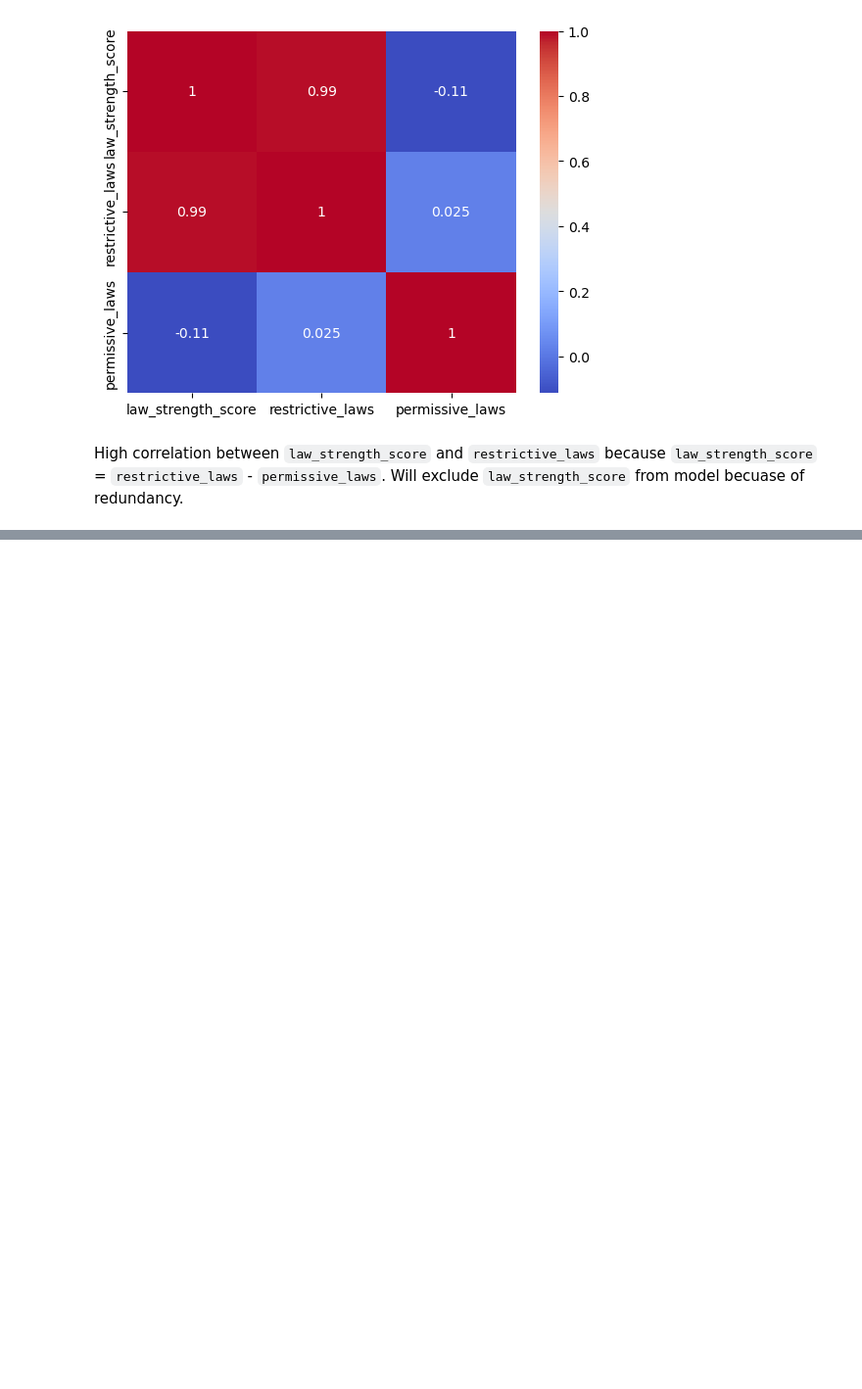
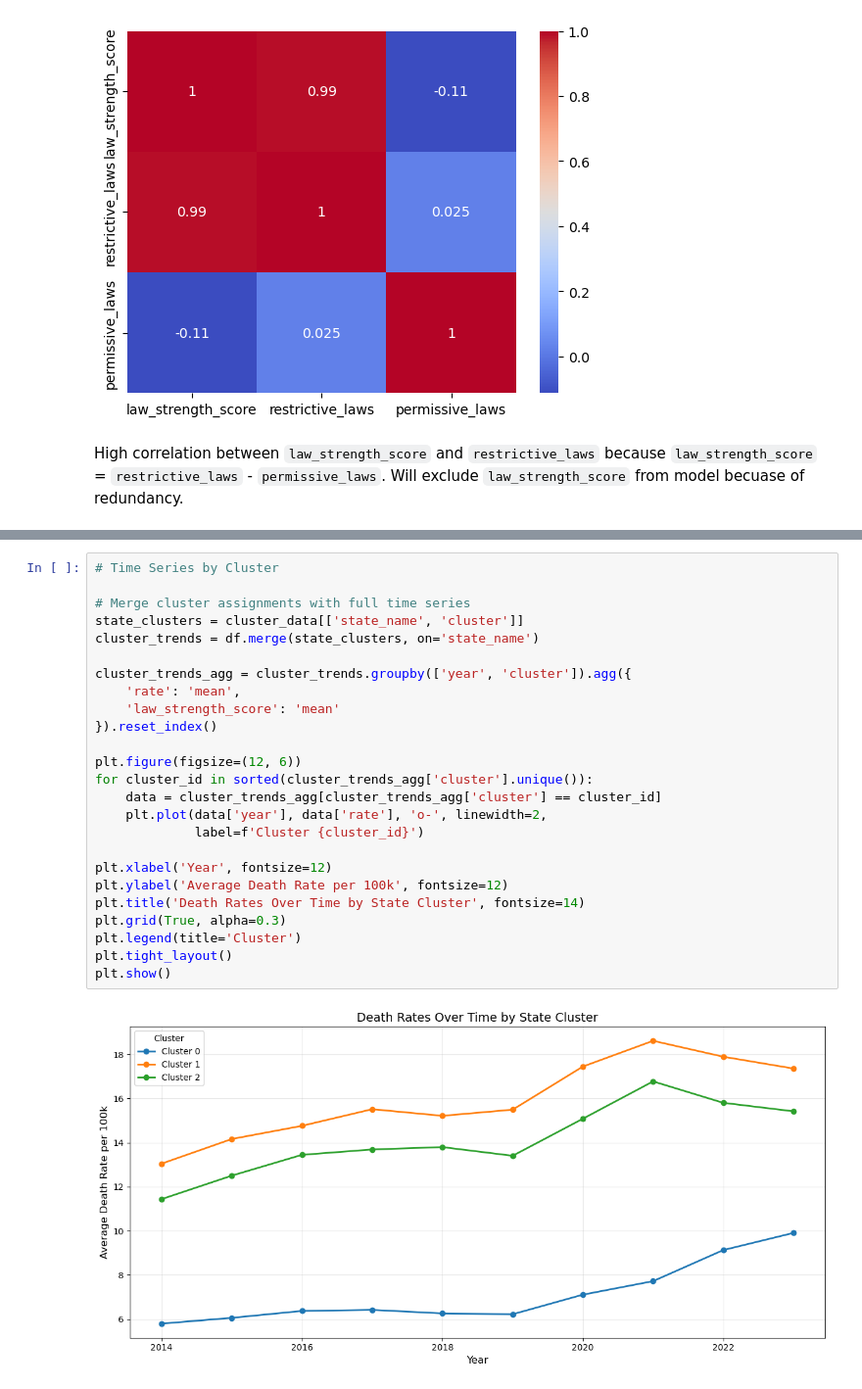
Before and after one commit to chloeob74/gun_policy_analysis, a Jupyter notebook: notebooks/models.ipynb, the cells around one changed output, grey strips where cells are left out. Shown at 98% size. Saved outputs shown, nothing was run; the diff lists cells and outputs as text; blank space fills up the shorter version.

```diff
--- a/notebooks/models.ipynb
+++ b/notebooks/models.ipynb
@@ -64,0 +473,27 @@ High correlation between `law_strength_score` and `restrictive_laws` because `la
+# %%
+# Time Series by Cluster
+
+# Merge cluster assignments with full time series
+state_clusters = cluster_data[['state_name', 'cluster']]
+cluster_trends = df.merge(state_clusters, on='state_name')
+
+cluster_trends_agg = cluster_trends.groupby(['year', 'cluster']).agg({
+    'rate': 'mean',
+    'law_strength_score': 'mean'
+}).reset_index()
+
+plt.figure(figsize=(12, 6))
+for cluster_id in sorted(cluster_trends_agg['cluster'].unique()):
+    data = cluster_trends_agg[cluster_trends_agg['cluster'] == cluster_id]
+    plt.plot(data['year'], data['rate'], 'o-', linewidth=2,
+             label=f'Cluster {cluster_id}')
+
+plt.xlabel('Year', fontsize=12)
+plt.ylabel('Average Death Rate per 100k', fontsize=12)
+plt.title('Death Rates Over Time by State Cluster', fontsize=14)
+plt.grid(True, alpha=0.3)
+plt.legend(title='Cluster')
+plt.tight_layout()
+plt.show()
+# %% [output]
+[figure, added]
```
Also changed, not shown: parts of 31 cells of this notebook.
